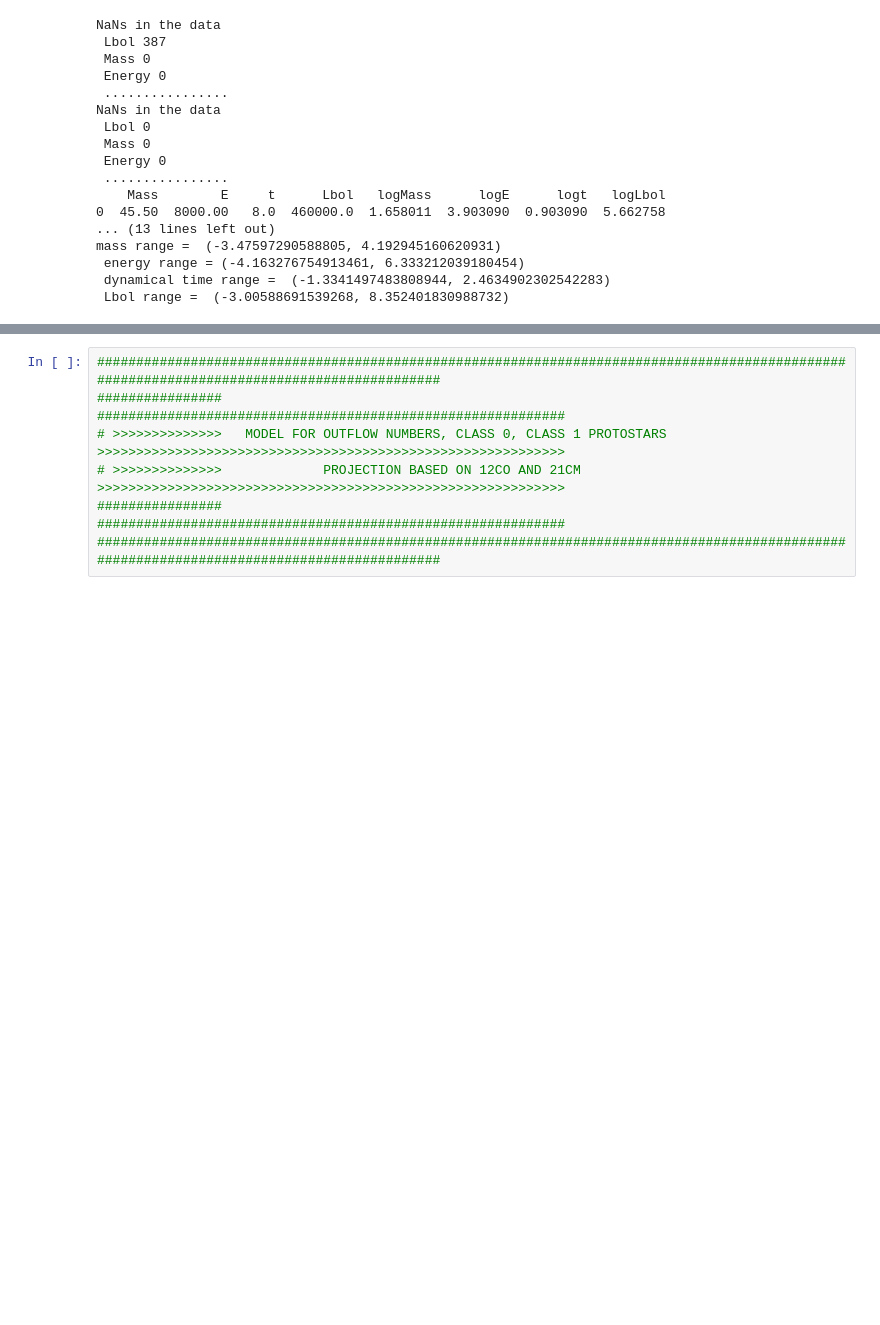
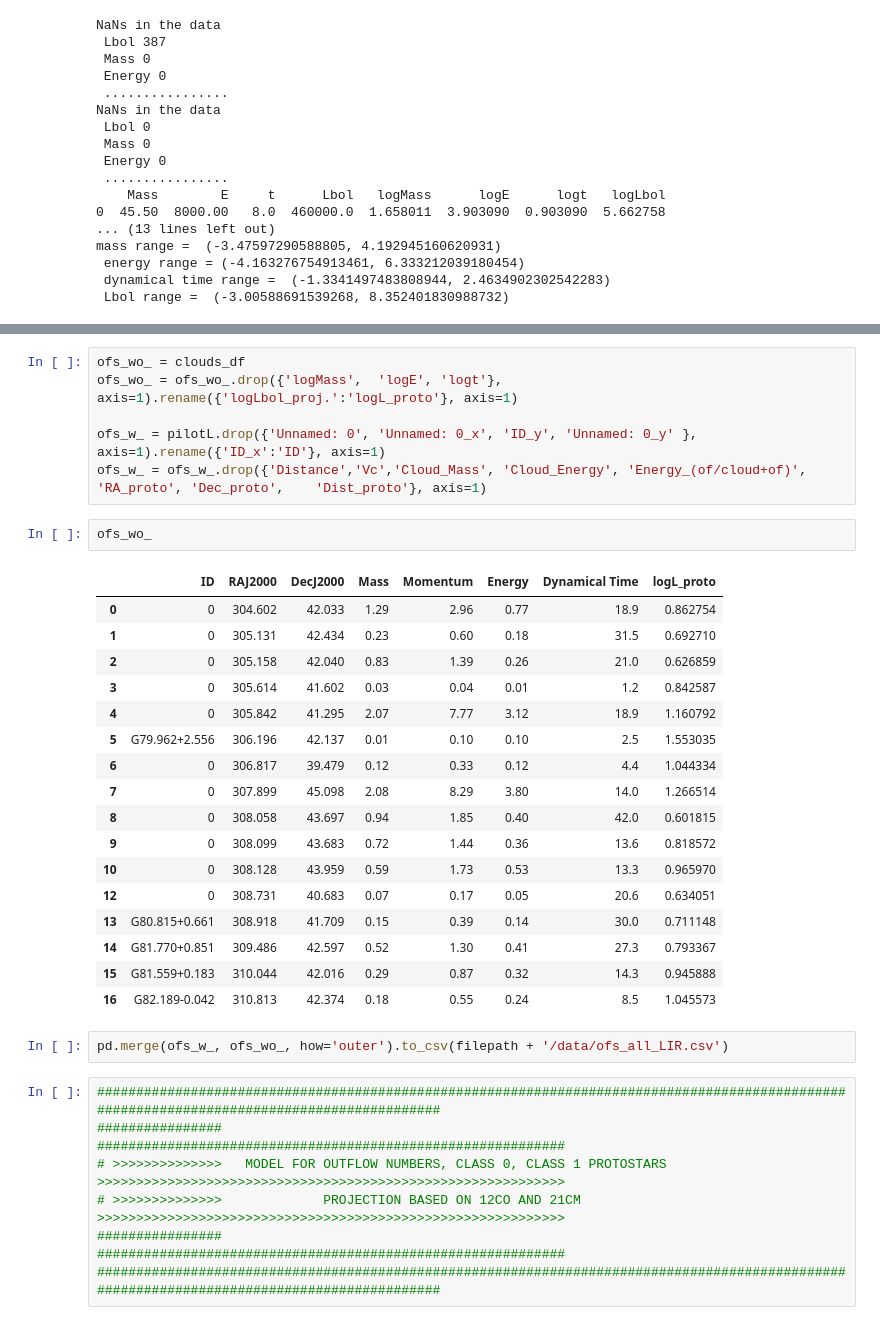
Before and after one commit to sdeb-alpinisteF/Large-sample-outflows-in-CygX-and-ML-methods, a Jupyter notebook: notebooks/03_ML_models.ipynb, the cells around one changed output, grey strips where cells are left out. Cells and saved outputs as stored; diff of their text form; blank space fills up the shorter version.

```diff
--- a/notebooks/03_ML_models.ipynb
+++ b/notebooks/03_ML_models.ipynb
@@ -478,6 +509,34 @@ See the caveats in the documentation: https://pandas.pydata.org/pandas-docs/stab
 [figure]
 ---------------------
 [figure]
+# %%
+ofs_wo_ = clouds_df
+ofs_wo_ = ofs_wo_.drop({'logMass',	'logE',	'logt'}, axis=1).rename({'logLbol_proj.':'logL_proto'}, axis=1)
+
+ofs_w_ = pilotL.drop({'Unnamed: 0',	'Unnamed: 0_x', 'ID_y', 'Unnamed: 0_y' }, axis=1).rename({'ID_x':'ID'}, axis=1)
+ofs_w_ = ofs_w_.drop({'Distance','Vc','Cloud_Mass',	'Cloud_Energy',	'Energy_(of/cloud+of)', 'RA_proto',	'Dec_proto',	'Dist_proto'}, axis=1)
+# %%
+ofs_wo_
+# %% [output]
+|  | ID | RAJ2000 | DecJ2000 | Mass | Momentum | Energy | Dynamical Time | logL_proto |
+| 0 | 0 | 304.602 | 42.033 | 1.29 | 2.96 | 0.77 | 18.9 | 0.862754 |
+| 1 | 0 | 305.131 | 42.434 | 0.23 | 0.60 | 0.18 | 31.5 | 0.692710 |
+| 2 | 0 | 305.158 | 42.040 | 0.83 | 1.39 | 0.26 | 21.0 | 0.626859 |
+| 3 | 0 | 305.614 | 41.602 | 0.03 | 0.04 | 0.01 | 1.2 | 0.842587 |
+| 4 | 0 | 305.842 | 41.295 | 2.07 | 7.77 | 3.12 | 18.9 | 1.160792 |
+| 5 | G79.962+2.556 | 306.196 | 42.137 | 0.01 | 0.10 | 0.10 | 2.5 | 1.553035 |
+| 6 | 0 | 306.817 | 39.479 | 0.12 | 0.33 | 0.12 | 4.4 | 1.044334 |
+| 7 | 0 | 307.899 | 45.098 | 2.08 | 8.29 | 3.80 | 14.0 | 1.266514 |
+| 8 | 0 | 308.058 | 43.697 | 0.94 | 1.85 | 0.40 | 42.0 | 0.601815 |
+| 9 | 0 | 308.099 | 43.683 | 0.72 | 1.44 | 0.36 | 13.6 | 0.818572 |
+| 10 | 0 | 308.128 | 43.959 | 0.59 | 1.73 | 0.53 | 13.3 | 0.965970 |
+| 12 | 0 | 308.731 | 40.683 | 0.07 | 0.17 | 0.05 | 20.6 | 0.634051 |
+| 13 | G80.815+0.661 | 308.918 | 41.709 | 0.15 | 0.39 | 0.14 | 30.0 | 0.711148 |
+| 14 | G81.770+0.851 | 309.486 | 42.597 | 0.52 | 1.30 | 0.41 | 27.3 | 0.793367 |
+| 15 | G81.559+0.183 | 310.044 | 42.016 | 0.29 | 0.87 | 0.32 | 14.3 | 0.945888 |
+| 16 | G82.189-0.042 | 310.813 | 42.374 | 0.18 | 0.55 | 0.24 | 8.5 | 1.045573 |
+# %%
+pd.merge(ofs_w_, ofs_wo_, how='outer').to_csv(filepath + '/data/ofs_all_LIR.csv')
 # %%
 ############################################################################################################################################
 ################                                                                ############################################################
```
Also changed, not shown: parts of 10 cells of this notebook, 6 other files.
